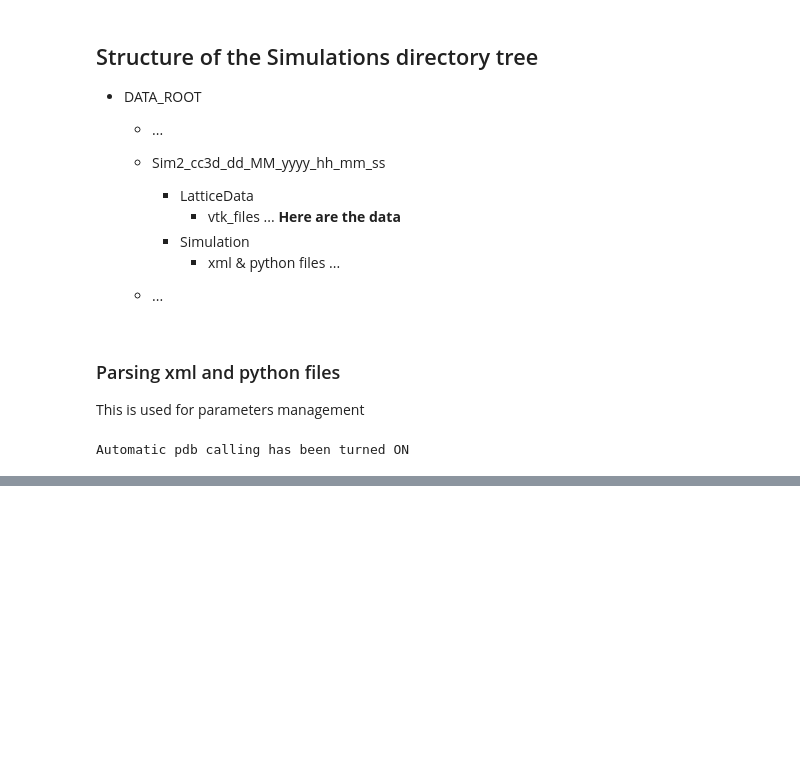
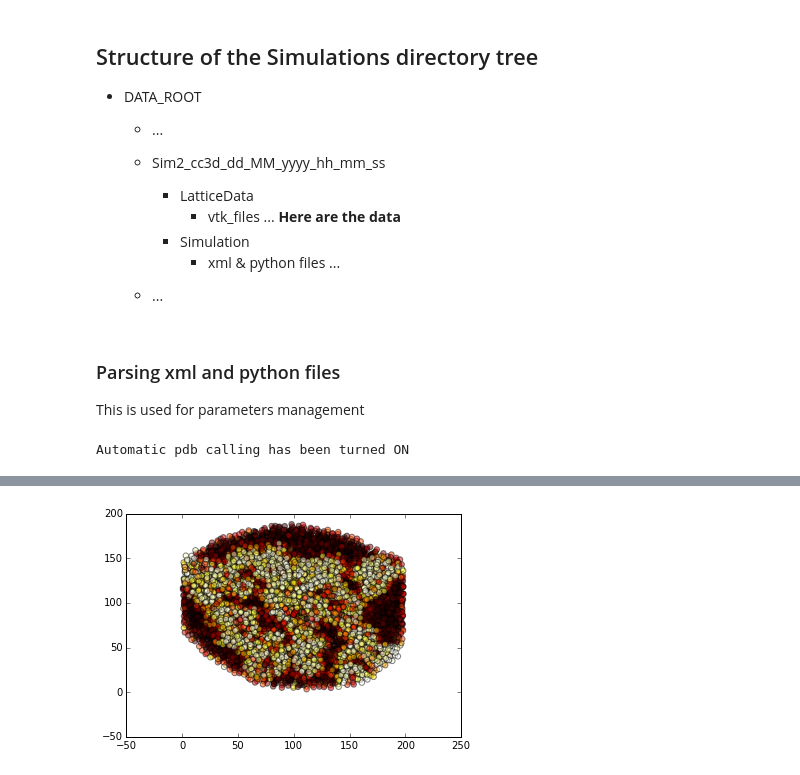
Before and after one commit to glyg/CancerStemCells_GGH, a Jupyter notebook: Notebooks/CompuCell3D simulations Importer.ipynb, the cells around one changed output, grey strips where cells are left out. Cells and saved outputs as stored; diff of their text form; code cells hidden in the pictures; blank space fills up the shorter version.

```diff
--- a/Notebooks/CompuCell3D simulations Importer.ipynb
+++ b/Notebooks/CompuCell3D simulations Importer.ipynb
@@ -296,5 +389,8 @@ cell_df.head()
 # %%
 fig, ax = plt.subplots()
-size = cell_df.age.values.astype(np.float) * 20 + 10
+#size = cell_df.age.values.astype(np.float) * 20 + 10
+size=30
 ax.scatter(cell_df.cx.values, cell_df.cy.values,
            s=size, c=cell_df.entropy.values, cmap='hot', alpha=0.5);
+# %% [output]
+[figure, added]
```
Also changed, not shown: parts of 17 cells of this notebook, 2 other files.
